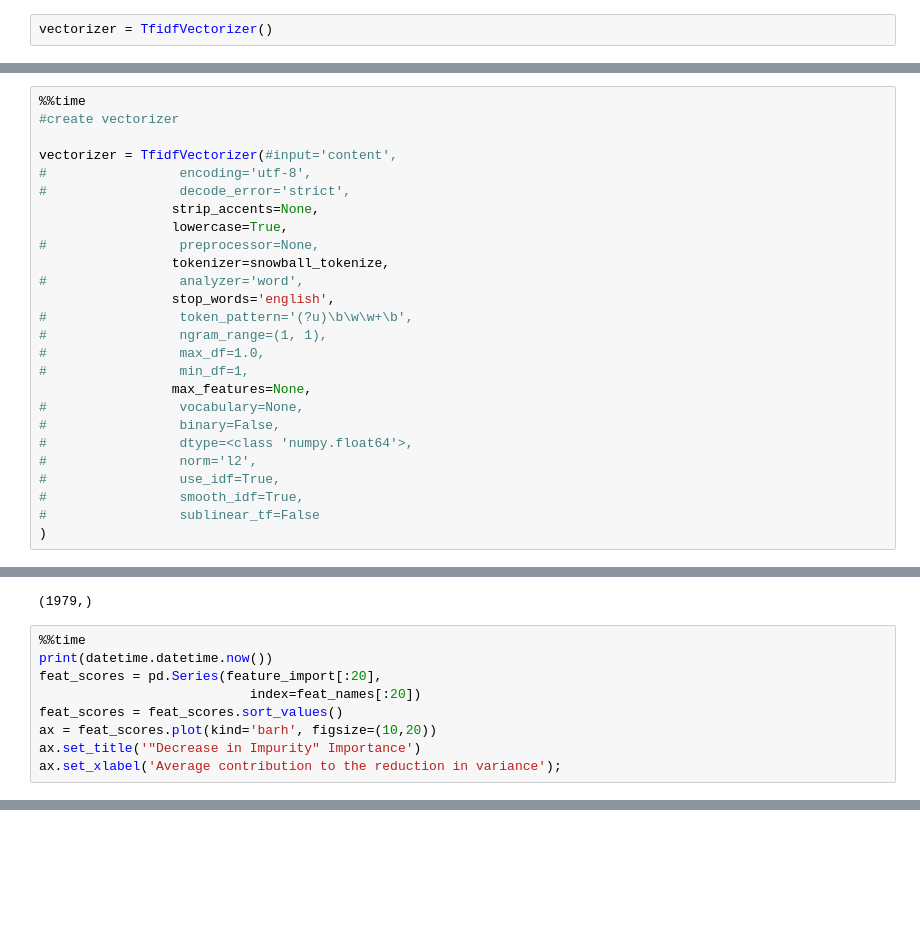
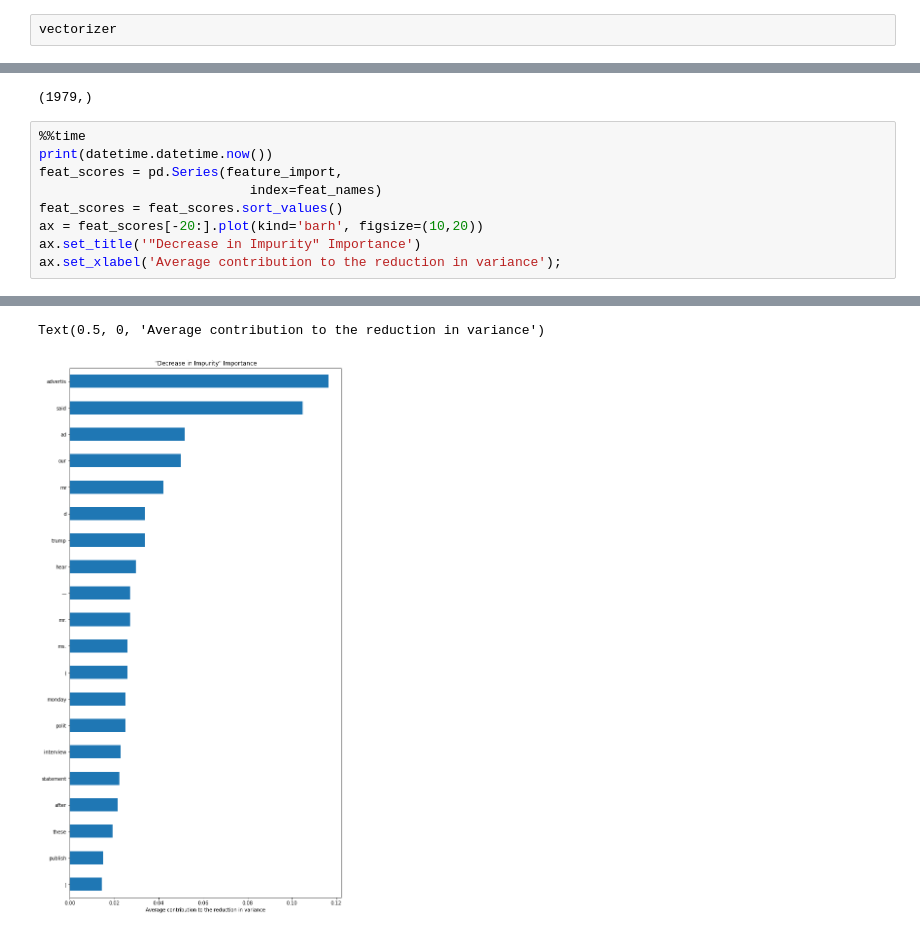
Before and after one commit to dj-betts/Capstone2, a Jupyter notebook: 2019_nlp.ipynb, the cells around one changed output, grey strips where cells are left out. Drawn from its saved outputs; the diff is of its cells as text; blank space fills up the shorter version.

Commit message:
it's getting late. about to try word count trim

```diff
--- a/2019_nlp.ipynb
+++ b/2019_nlp.ipynb
@@ -504,2 +541,2 @@ _list = list(pd.ser)
 # %%
-vectorizer = TfidfVectorizer()
+vectorizer
@@ -506,26 +545,0 @@ vectorizer = TfidfVectorizer()
-# %%
-%%time
-#create vectorizer
-
-vectorizer = TfidfVectorizer(#input='content',
-#                 encoding='utf-8',
-#                 decode_error='strict',
-                 strip_accents=None,
-                 lowercase=True,
-#                 preprocessor=None,
-                 tokenizer=snowball_tokenize,
-#                 analyzer='word',
-                 stop_words='english',
-#                 token_pattern='(?u)\b\w\w+\b',
-#                 ngram_range=(1, 1),
-#                 max_df=1.0,
-#                 min_df=1,
-                 max_features=None,
-#                 vocabulary=None,
-#                 binary=False,
-#                 dtype=<class 'numpy.float64'>,
-#                 norm='l2',
-#                 use_idf=True,
-#                 smooth_idf=True,
-#                 sublinear_tf=False
-)
@@ -726,9 +734,10 @@ y_test.shape
 # %%
 %%time
 print(datetime.datetime.now())
-feat_scores = pd.Series(feature_import[:20],
-                           index=feat_names[:20])
+feat_scores = pd.Series(feature_import,
+                           index=feat_names)
 feat_scores = feat_scores.sort_values()
-ax = feat_scores.plot(kind='barh', figsize=(10,20))
+ax = feat_scores[-20:].plot(kind='barh', figsize=(10,20))
 ax.set_title('"Decrease in Impurity" Importance')
 ax.set_xlabel('Average contribution to the reduction in variance');
+# %% [output]
@@ -735,2 +747,4 @@ ax.set_xlabel('Average contribution to the reduction in variance');
+Text(0.5, 0, 'Average contribution to the reduction in variance')
+[figure, added]
 # %%
 %%time
```
Also changed, not shown: parts of 34 cells of this notebook, 3 other files.
